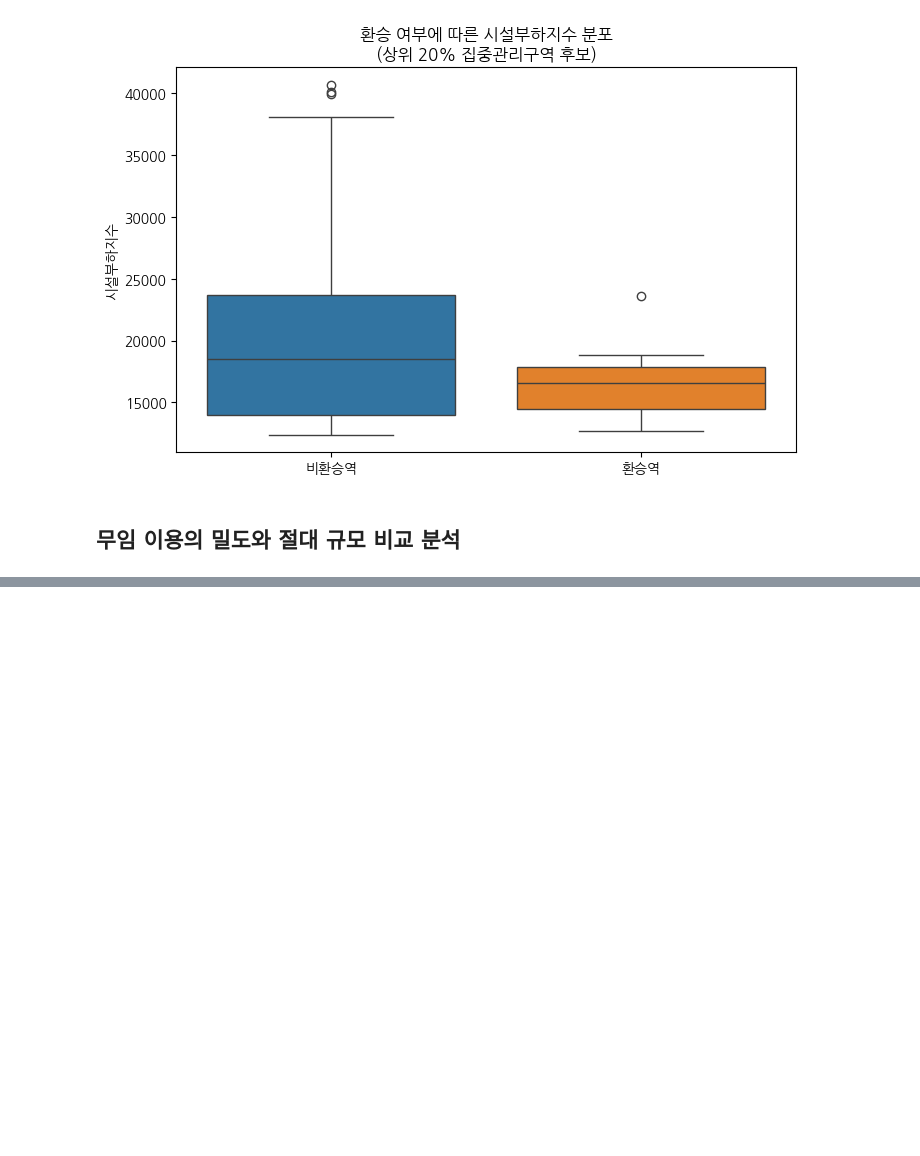
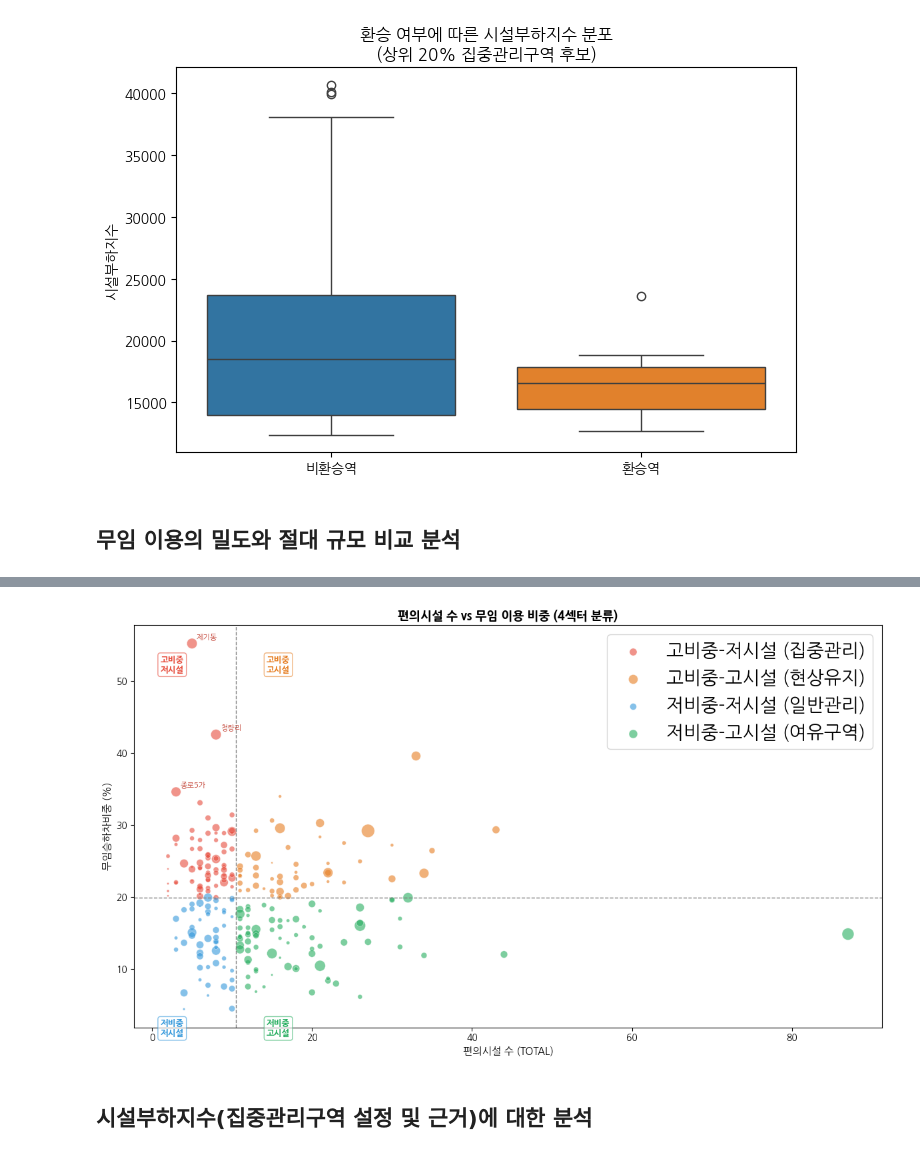
Before and after one commit to JsunXCIX/sprint-p1-basic, a Jupyter notebook: notebooks/team/team7_total_code.ipynb, the cells around one changed output, grey strips where cells are left out. Saved outputs shown, nothing was run; the diff lists cells and outputs as text; code cells hidden in the pictures; blank space fills up the shorter version.

```diff
--- a/notebooks/team/team7_total_code.ipynb
+++ b/notebooks/team/team7_total_code.ipynb
@@ -2988,0 +3113,2 @@ plt.show()
+# %%
+base_df = pd.read_csv('../../data/processed/team/subway_merged_base.csv')
@@ -2988,0 +3166,74 @@ plt.show()
+# %%
+# 색상·순서 설정
+sector_order = [
+    '고비중-저시설 (집중관리)',
+    '고비중-고시설 (현상유지)',
+    '저비중-저시설 (일반관리)',
+    '저비중-고시설 (여유구역)',
+]
+colors = {
+    '고비중-저시설 (집중관리)': '#e74c3c',
+    '고비중-고시설 (현상유지)': '#e67e22',
+    '저비중-저시설 (일반관리)': '#3498db',
+    '저비중-고시설 (여유구역)': '#27ae60',
+}
+# %%
+fig, ax = plt.subplots(figsize=(12, 7))
+
+for sector in sector_order:
+    sub = base_df[base_df['섹터'] == sector]
+    ax.scatter(
+        sub['TOTAL'],
+        sub['무임승하차비중'],
+        s=sub['무임승하차'] / base_df['무임승하차'].max() * 200,
+        color=colors[sector],
+        alpha=0.6,
+        label=sector,
+        edgecolors='white',
+        linewidths=0.4,
+    )
+
+# 기준선
+ax.axvline(x=x_mid, color='gray', linestyle='--', linewidth=1)
+ax.axhline(y=y_mid, color='gray', linestyle='--', linewidth=1)
+
+# 섹터 라벨
+x_max = base_df['TOTAL'].max()
+y_max = base_df['무임승하차비중'].max()
+
+label_positions = [
+    (x_mid * 0.1, y_max * 0.97, '고비중\n저시설', '#e74c3c'),
+    (x_mid + (x_max - x_mid) * 0.05, y_max * 0.97, '고비중\n고시설', '#e67e22'),
+    (x_mid * 0.1, y_mid * 0.15, '저비중\n저시설', '#3498db'),
+    (x_mid + (x_max - x_mid) * 0.05, y_mid * 0.15, '저비중\n고시설', '#27ae60'),
+]
+
+for lx, ly, text, color in label_positions:
+    ax.text(lx, ly, text, fontsize=9, color=color, fontweight='bold',
+            va='top', bbox=dict(boxstyle='round,pad=0.3', fc='white', alpha=0.6, ec=color))
+
+#핵심 역 레이블 (집중관리 구역 상위 3개)
+top3 = (
+    base_df[base_df['섹터'] == '고비중-저시설 (집중관리)']
+    .nlargest(3, '무임승하차')
+)
+for _, row in top3.iterrows():
+    ax.annotate(
+        row['지하철역'],
+        xy=(row['TOTAL'], row['무임승하차비중']),
+        xytext=(5, 5), textcoords='offset points',
+        fontsize=8, color='#c0392b',
+    )
+
+# 범례 - 축 설정
+ax.legend(loc='upper right', fontsize=20, framealpha=0.8)
+ax.set_xlabel('편의시설 수 (TOTAL)', fontsize=11)
+ax.set_ylabel('무임승하차비중 (%)', fontsize=11)
+ax.set_title('편의시설 수 vs 무임 이용 비중 (4섹터 분류)', fontsize=13, fontweight='bold')
+
+plt.tight_layout()
+plt.show()
+# %% [output]
+[figure, added]
+# %% [markdown]
+## 시설부하지수(집중관리구역 설정 및 근거)에 대한 분석
```
Also changed, not shown: parts of 48 cells of this notebook.
